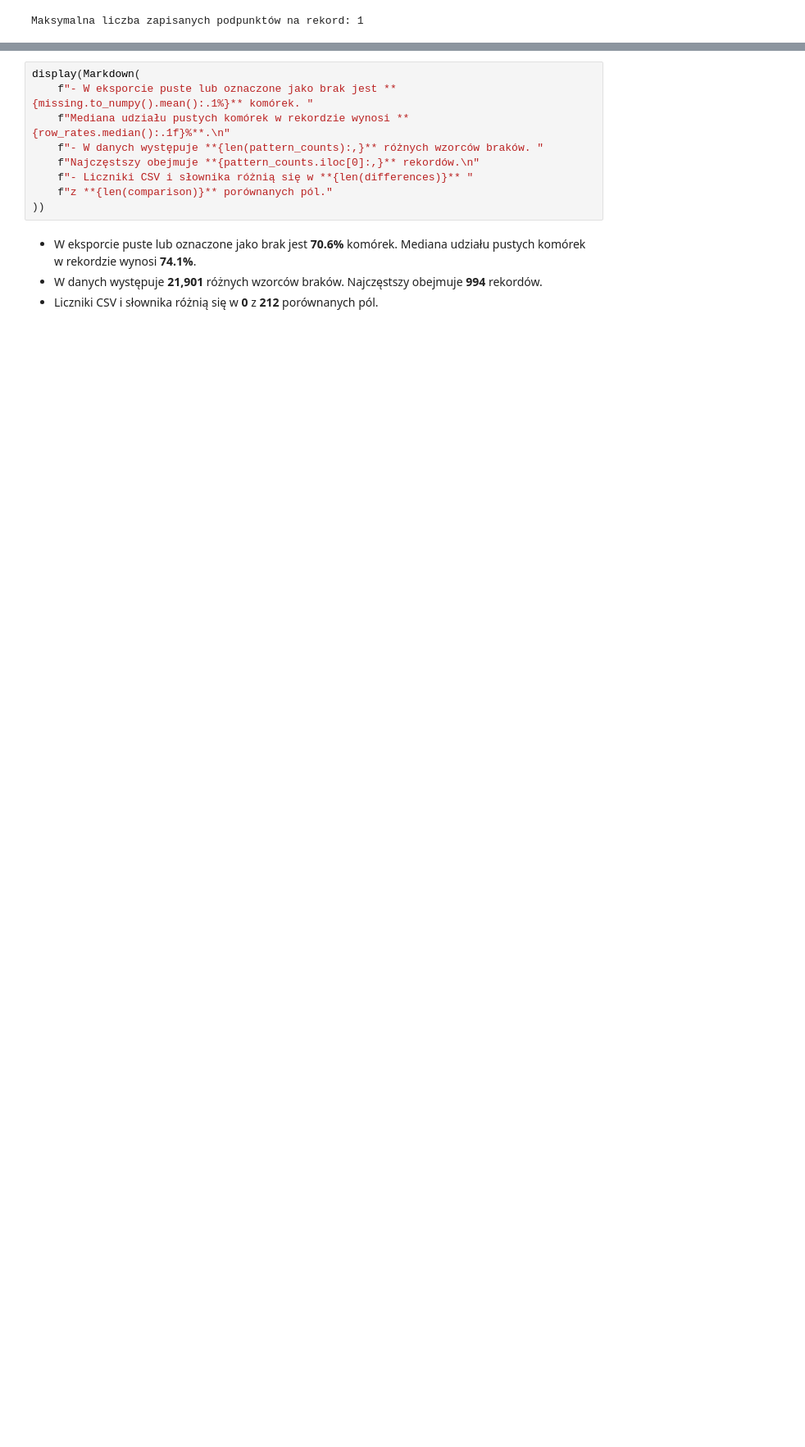
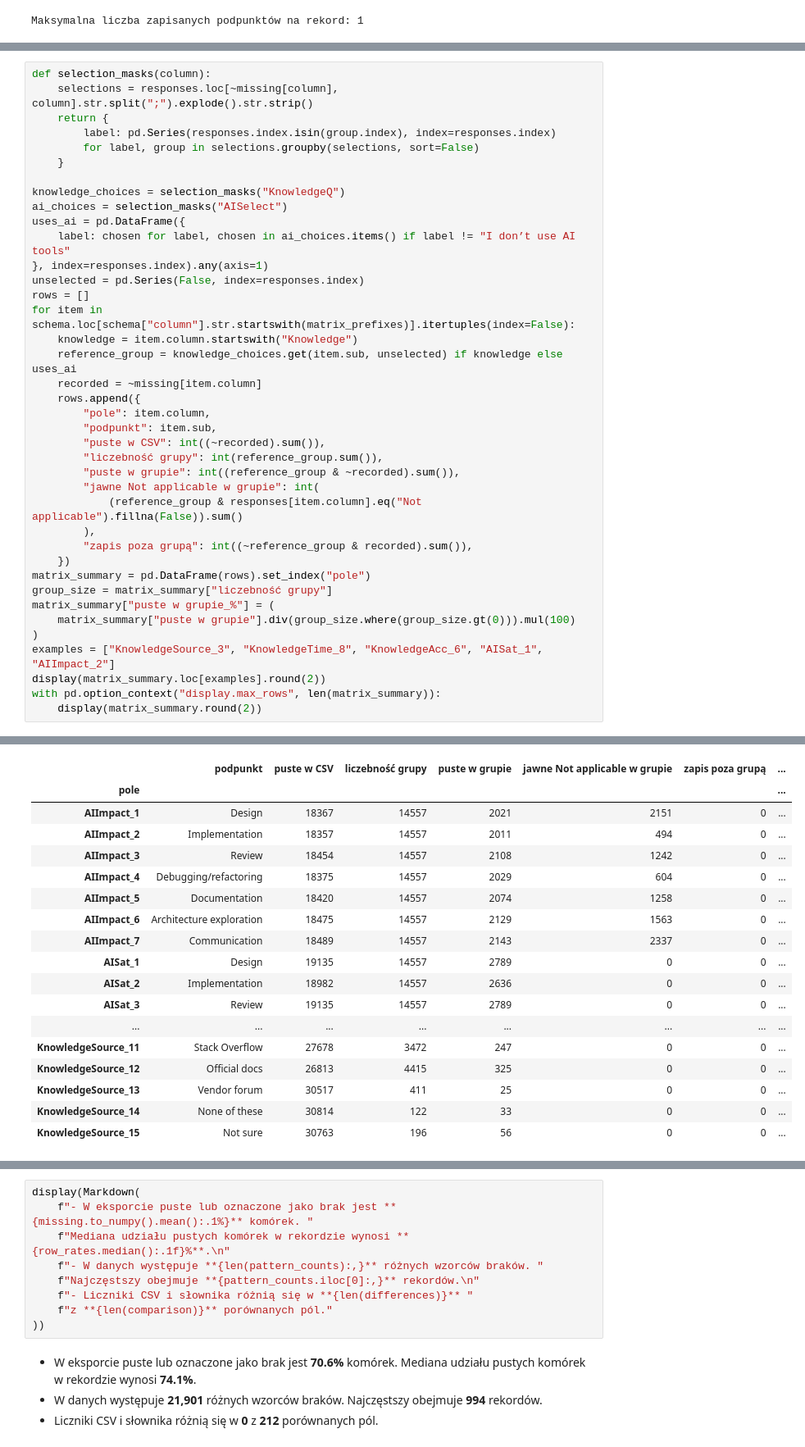
Before and after one commit to jlabuda191/AD_Python_Stack2026, a Jupyter notebook: notebooks/03_analiza_brakow_2026.ipynb, the cells around one changed output, grey strips where cells are left out. Shown at 82% size. Saved outputs shown, nothing was run; the diff lists cells and outputs as text; blank space fills up the shorter version.

```diff
--- a/notebooks/03_analiza_brakow_2026.ipynb
+++ b/notebooks/03_analiza_brakow_2026.ipynb
@@ -318,0 +328,40 @@ Maksymalna liczba zapisanych podpunktów na rekord: 1
+# %%
+def selection_masks(column):
+    selections = responses.loc[~missing[column], column].str.split(";").explode().str.strip()
+    return {
+        label: pd.Series(responses.index.isin(group.index), index=responses.index)
+        for label, group in selections.groupby(selections, sort=False)
+    }
+
+knowledge_choices = selection_masks("KnowledgeQ")
+ai_choices = selection_masks("AISelect")
+uses_ai = pd.DataFrame({
+    label: chosen for label, chosen in ai_choices.items() if label != "I don’t use AI tools"
+}, index=responses.index).any(axis=1)
+unselected = pd.Series(False, index=responses.index)
+rows = []
+for item in schema.loc[schema["column"].str.startswith(matrix_prefixes)].itertuples(index=False):
+    knowledge = item.column.startswith("Knowledge")
+    reference_group = knowledge_choices.get(item.sub, unselected) if knowledge else uses_ai
+    recorded = ~missing[item.column]
+    rows.append({
+        "pole": item.column,
+        "podpunkt": item.sub,
+        "puste w CSV": int((~recorded).sum()),
+        "liczebność grupy": int(reference_group.sum()),
+        "puste w grupie": int((reference_group & ~recorded).sum()),
+        "jawne Not applicable w grupie": int(
+            (reference_group & responses[item.column].eq("Not applicable").fillna(False)).sum()
+        ),
+        "zapis poza grupą": int((~reference_group & recorded).sum()),
+    })
+matrix_summary = pd.DataFrame(rows).set_index("pole")
+group_size = matrix_summary["liczebność grupy"]
+matrix_summary["puste w grupie_%"] = (
+    matrix_summary["puste w grupie"].div(group_size.where(group_size.gt(0))).mul(100)
+)
+examples = ["KnowledgeSource_3", "KnowledgeTime_8", "KnowledgeAcc_6", "AISat_1", "AIImpact_2"]
+display(matrix_summary.loc[examples].round(2))
+with pd.option_context("display.max_rows", len(matrix_summary)):
+    display(matrix_summary.round(2))
+# %% [output]
@@ -319 +375,19 @@ Maksymalna liczba zapisanych podpunktów na rekord: 1
+|  | podpunkt | puste w CSV | liczebność grupy | puste w grupie | jawne Not applicable w grupie | zapis poza grupą | ... |
+| pole |  |  |  |  |  |  | ... |
+| AIImpact_1 | Design | 18367 | 14557 | 2021 | 2151 | 0 | ... |
+| AIImpact_2 | Implementation | 18357 | 14557 | 2011 | 494 | 0 | ... |
+| AIImpact_3 | Review | 18454 | 14557 | 2108 | 1242 | 0 | ... |
+| AIImpact_4 | Debugging/refactoring | 18375 | 14557 | 2029 | 604 | 0 | ... |
+| AIImpact_5 | Documentation | 18420 | 14557 | 2074 | 1258 | 0 | ... |
+| AIImpact_6 | Architecture exploration | 18475 | 14557 | 2129 | 1563 | 0 | ... |
+| AIImpact_7 | Communication | 18489 | 14557 | 2143 | 2337 | 0 | ... |
+| AISat_1 | Design | 19135 | 14557 | 2789 | 0 | 0 | ... |
+| AISat_2 | Implementation | 18982 | 14557 | 2636 | 0 | 0 | ... |
+| AISat_3 | Review | 19135 | 14557 | 2789 | 0 | 0 | ... |
+| ... | ... | ... | ... | ... | ... | ... | ... |
+| KnowledgeSource_11 | Stack Overflow | 27678 | 3472 | 247 | 0 | 0 | ... |
+| KnowledgeSource_12 | Official docs | 26813 | 4415 | 325 | 0 | 0 | ... |
+| KnowledgeSource_13 | Vendor forum | 30517 | 411 | 25 | 0 | 0 | ... |
+| KnowledgeSource_14 | None of these | 30814 | 122 | 33 | 0 | 0 | ... |
+| KnowledgeSource_15 | Not sure | 30763 | 196 | 56 | 0 | 0 | ... |
 # %% [markdown]
```
Also changed, not shown: parts of 5 cells of this notebook.
